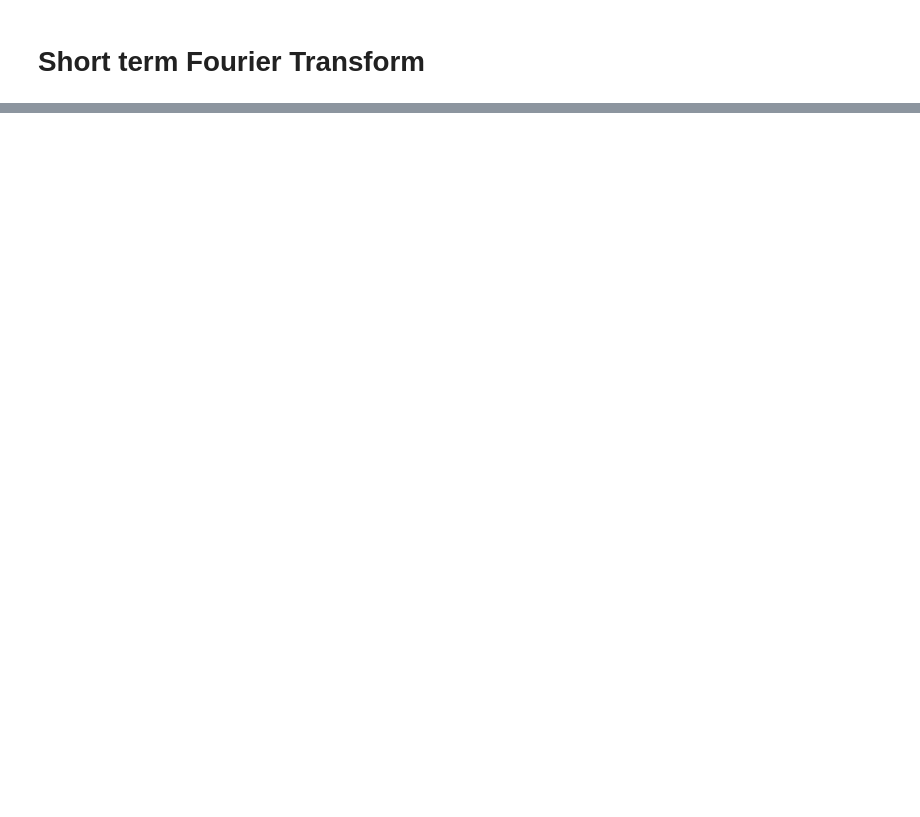
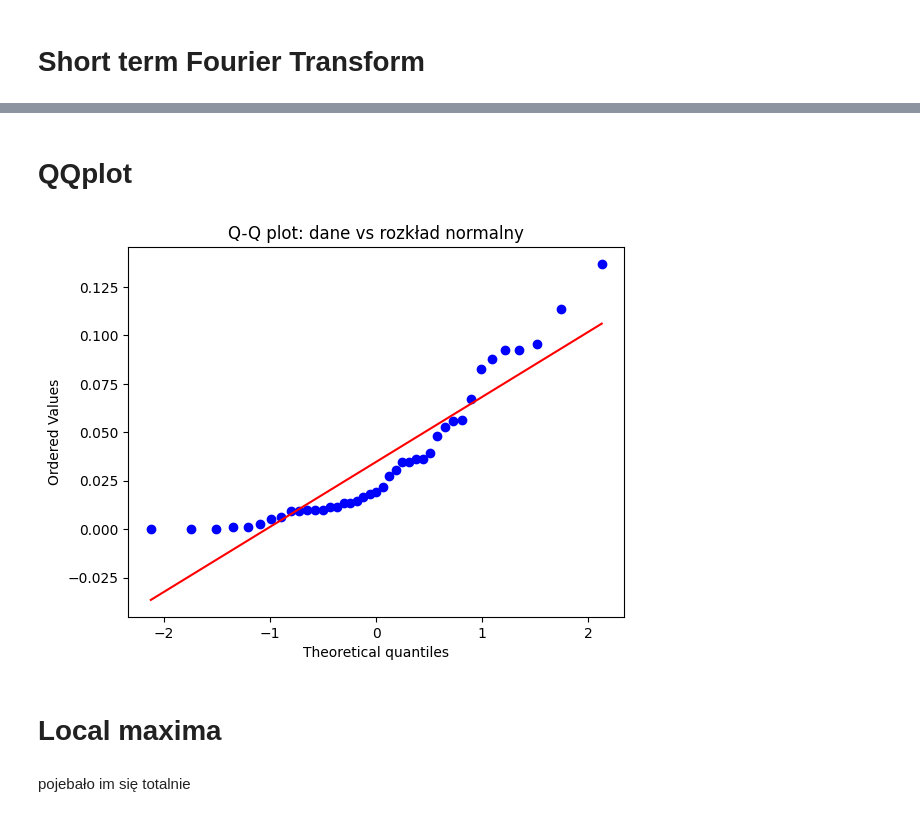
Before and after one commit to MD275996/System-to-identify-anomalies-in-vibration-signals-for-local-damage-detection-in-machines, a Jupyter notebook: ifb_selectors.ipynb, the cells around one changed output, grey strips where cells are left out. Saved outputs shown, nothing was run; the diff lists cells and outputs as text; code cells hidden in the pictures; blank space fills up the shorter version.

```diff
--- a/ifb_selectors.ipynb
+++ b/ifb_selectors.ipynb
@@ -31,4 +30,10 @@ plt.plot(x_signal)
 # %% [markdown]
 # Short term Fourier Transform
 # %%
-stft
+array_freq, array_tt, matrix_Zxx =stft(signal, fs = 1000, window = 'hann')
+abs_Zxx = np.abs(Zxx)
+# print(array_freq)
+# print(array_tt)
+# i = 5
+# print(np.abs(matrix_Zxx[i]))
+# plt.plot(np.abs(matrix_Zxx[i]))
@@ -34,0 +211,13 @@ stft
+# %% [markdown]
+# QQplot
+# %%
+temp = abs_Zxx[0]
+scipy.stats.probplot(temp, dist="norm", plot=plt)
+plt.title("Q-Q plot: dane vs rozkład normalny")
+plt.show()
+# %% [output]
+[figure, added]
+# %% [markdown]
+# Local maxima
+# %% [markdown]
+pojebało im się totalnie
```
Also changed, not shown: parts of 18 cells of this notebook, 1 other file.
